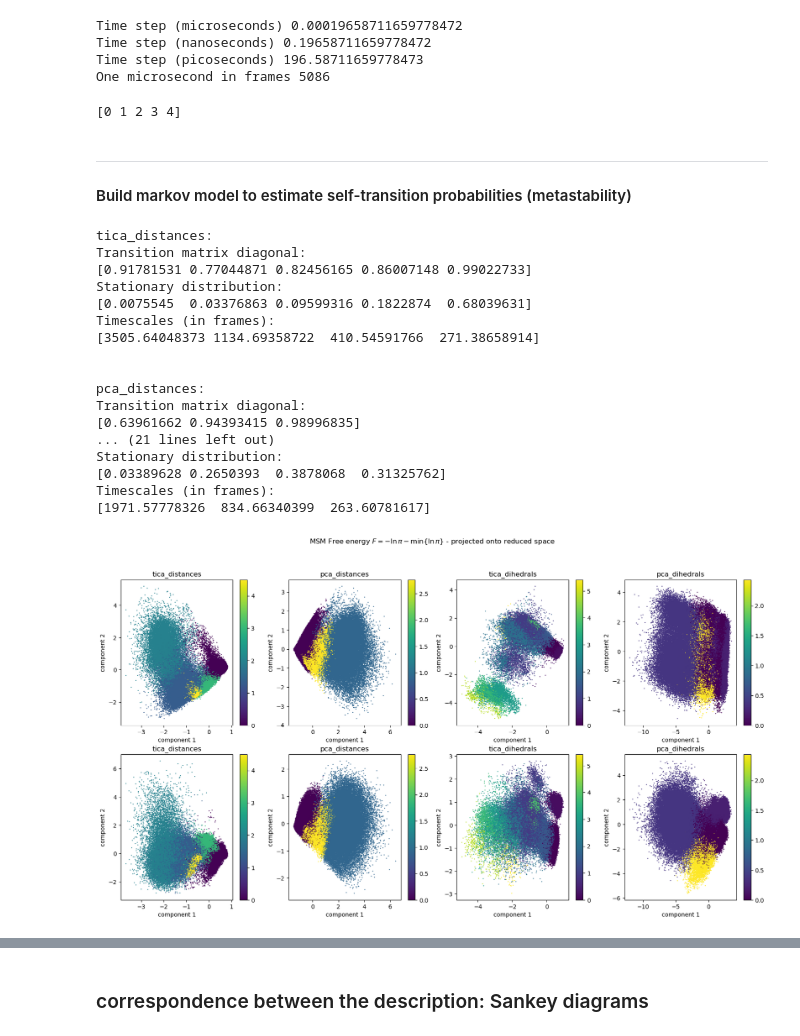
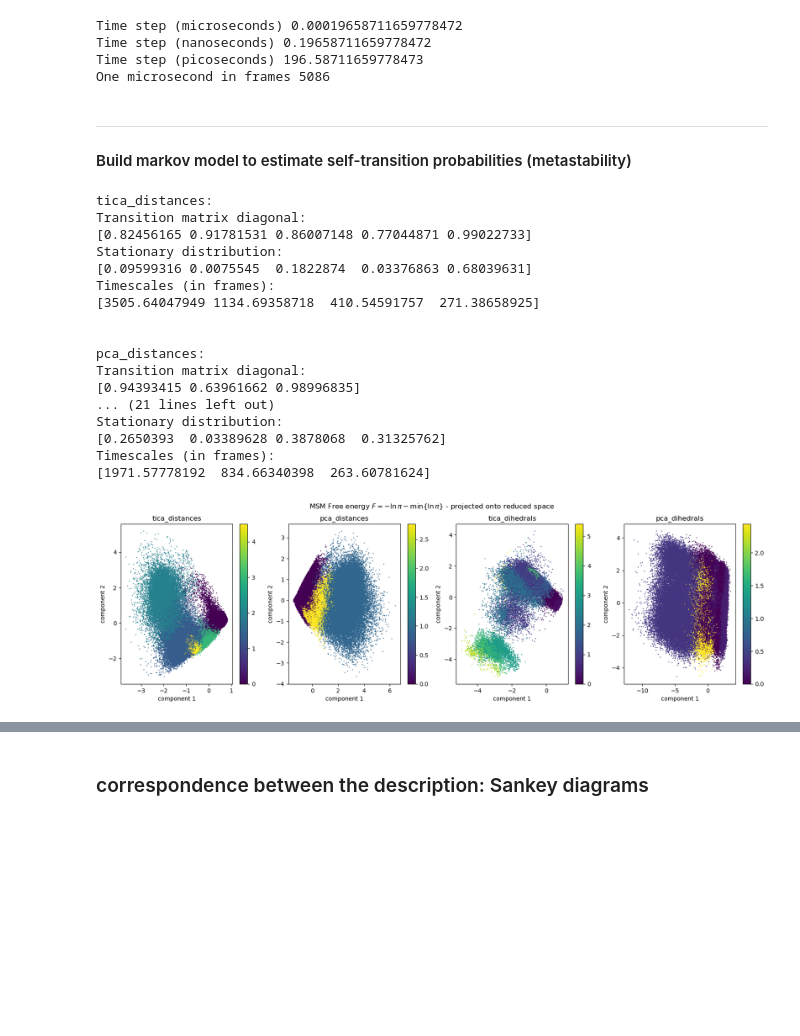
Before and after one commit to miriamzara/MSM, a Jupyter notebook: root/notebooks/step_4new_analysis.ipynb, the cells around one changed output, grey strips where cells are left out. Saved outputs shown, nothing was run; the diff lists cells and outputs as text; code cells hidden in the pictures; blank space fills up the shorter version.

```diff
--- a/root/notebooks/step_4new_analysis.ipynb
+++ b/root/notebooks/step_4new_analysis.ipynb
@@ -38,6 +40,8 @@ tica_dihedrals = np.load(f"../intermediate_outputs/dimred/tica_lag_{tica_lag}_di
 pca_dihedrals = np.load(f"../intermediate_outputs/dimred/pca_dim_{pca_dim_dihedrals}_dihedrals.npy")
 tica_distances = np.load(f"../intermediate_outputs/dimred/tica_lag_{tica_lag}_dim_{tica_dim_distances}_distances.npy")
 pca_distances = np.load(f"../intermediate_outputs/dimred/pca_dim_{pca_dim_distances}_distances.npy")
+Q_timeseries = np.load(f"../intermediate_outputs/Q_timeseries_all.npy")
+RMSD_timeseries = np.load(f"../intermediate_outputs/RMSD_crystal_nm.npy")
 
 
 trajectories = [tica_distances, pca_distances, tica_dihedrals, pca_dihedrals]
@@ -65,19 +69,28 @@ macrostates_dict = {
 }
 
 
-clean_traj_pcca_assignments_dict = {}
+pcca_assignments_dict = {}
+
 for i, name in enumerate(trajectories_labels):
     n_macro = macrostates_dict[name]
-    clean_traj_pcca_assignments_dict[name] = np.load(f"../intermediate_outputs/pcca/{n_macro}macro_{name}_clean_assignments.npy")
+    assignments_timeseries = np.load(f"../intermediate_outputs/pcca/{n_macro}macro_{name}_clean_assignments.npy")
+
+    # Re-index the states
+    median_Q_per_macrostate = []
+    for id in range(n_macro):
+        frames = Q_timeseries[assignments_timeseries == id]
+        median_Q_per_macrostate.append(np.median(frames))
+
+    # Renumber macrostates by median Q: S1=totally unfolded, Smax=totally folded
+    sorted_indices = np.argsort(median_Q_per_macrostate)
+    dict = {old: new for new, old in enumerate(sorted_indices)}
+
+    pcca_assignments_dict[name] = np.array([dict[old] for old in assignments_timeseries])
 # %% [output]
 Time step (microseconds) 0.00019658711659778472
 Time step (nanoseconds) 0.19658711659778472
 Time step (picoseconds) 196.58711659778473
 One microsecond in frames 5086
-# %%
-print(np.unique(clean_traj_pcca_assignments_dict["tica_distances"]))
-# %% [output]
-[0 1 2 3 4]
 # %% [markdown]
 ---
 #### Build markov model to estimate self-transition probabilities (metastability)
@@ -92,7 +105,7 @@ estimator_transition = MaximumLikelihoodMSM(reversible=True, stationary_distribu
 macro_msm_dict = {}
 for i, name in enumerate(trajectories_labels):
     n_macro = macrostates_dict[name]
-    traj_pcca_assignments = clean_traj_pcca_assignments_dict[name]
+    traj_pcca_assignments = pcca_assignments_dict[name]
 
     macro_counts = estimator_counts.fit(traj_pcca_assignments).fetch_model()
     macro_msm_dict[name] = estimator_transition.fit(macro_counts).fetch_model()
@@ -109,61 +122,55 @@ for name in trajectories_labels:
 # %% [output]
 tica_distances:
 Transition matrix diagonal:
-[0.91781531 0.77044871 0.82456165 0.86007148 0.99022733]
+[0.82456165 0.91781531 0.86007148 0.77044871 0.99022733]
 Stationary distribution:
-[0.0075545  0.03376863 0.09599316 0.1822874  0.68039631]
+[0.09599316 0.0075545  0.1822874  0.03376863 0.68039631]
 Timescales (in frames):
-[3505.64048373 1134.69358722  410.54591766  271.38658914]
+[3505.64047949 1134.69358718  410.54591757  271.38658925]
 
 
 pca_distances:
 Transition matrix diagonal:
-[0.63961662 0.94393415 0.98996835]
+[0.94393415 0.63961662 0.98996835]
 ... (21 lines left out)
 Stationary distribution:
-[0.03389628 0.2650393  0.3878068  0.31325762]
+[0.2650393  0.03389628 0.3878068  0.31325762]
 Timescales (in frames):
-[1971.57778326  834.66340399  263.60781617]
+[1971.57778192  834.66340398  263.60781624]
 # %%
 # plot stationary distribution of macrostates
 
-fig, axs = plt.subplots(nrows = 2, ncols = 4, figsize=(20, 10))
+plot_every_frames = 10
+
+fig, axs = plt.subplots(nrows = 1, ncols = 4, figsize=(20, 5))
 
 
 for i, name in enumerate(trajectories_labels):
 
-    traj = clean_traj_pcca_assignments_dict[name]
+    traj = pcca_assignments_dict[name]
     pi = macro_msm_dict[name].stationary_distribution
 
     # transform  to free energy
     F = np.full_like(pi, np.nan)
     mask = pi > 0
     F[mask] = -np.log(pi[mask])
     F -= np.nanmin(F)
 
     z_values = np.full(len(traj), np.nan)
     mask = traj != -1
     z_values[mask] = F[traj[mask]]
 
 
 
-    ax = axs[0, i]
-    ax.scatter(trajectories[i][:, 0][::10], trajectories[i][:, 1][::10], c = z_values[::10], cmap = "viridis", s=0.4, alpha=1)
-    plt.colorbar(ax.collections[0], ax=ax)
-    ax.set_xlabel("component 1")
-    ax.set_ylabel("component 2")
-    ax.set_title(f"{name}")
-
-
-    ax = axs[1, i]
-    ax.scatter(trajectories[i][:, 0][::10], trajectories[i][:, 3][::10], c = z_values[::10], cmap = "viridis", s=0.4, alpha=1)
+    ax = axs[i]
+    ax.scatter(trajectories[i][:, 0][::plot_every_frames], trajectories[i][:, 1][::plot_every_frames], c = z_values[::plot_every_frames], cmap = "viridis", s=0.4, alpha=1)
     plt.colorbar(ax.collections[0], ax=ax)
     ax.set_xlabel("component 1")
     ax.set_ylabel("component 2")
     ax.set_title(f"{name}")
 
 
 plt.suptitle(r"MSM Free energy $F = -\ln{\pi} - \min\{{\ln{\pi}}\}$ - projected onto reduced space")
 plt.show()
 # %% [output]
-[figure, old version]
+[figure, new version]
```
Also changed, not shown: parts of 7 cells of this notebook, 1 other file.
